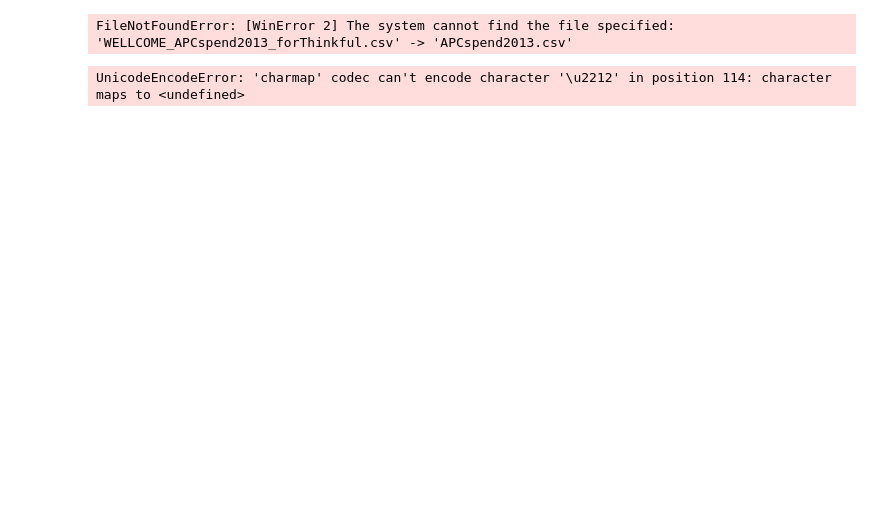
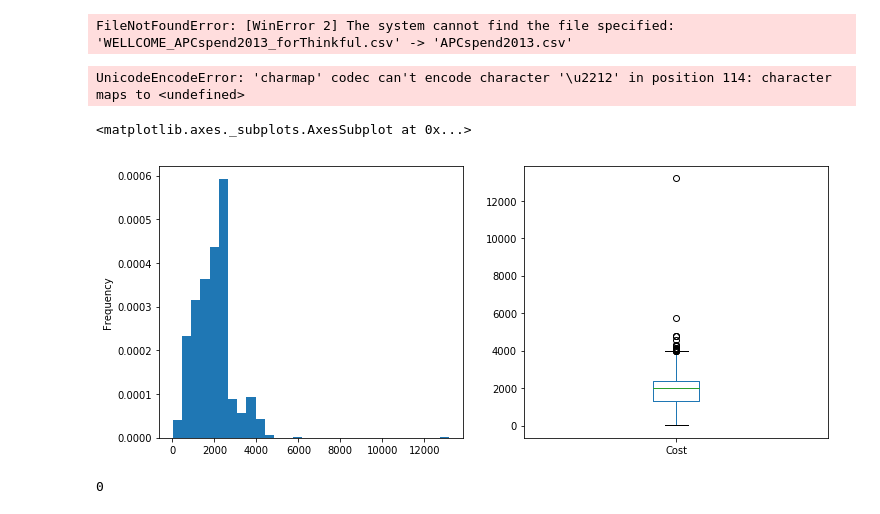
Before and after one commit to colea911/Thinkful, a Jupyter notebook: 2.1.3.6 (Challenge) Cleaning Data.ipynb, the cells around one changed output. Drawn from its saved outputs; the diff is of its cells as text; code cells hidden in the pictures; blank space fills up the shorter version.

```diff
--- a/2.1.3.6 (Challenge) Cleaning Data.ipynb
+++ b/2.1.3.6 (Challenge) Cleaning Data.ipynb
@@ -50,8 +51,23 @@ df['Cost'] = df['Cost'].apply(pd.to_numeric, errors='coerce')
 # Create New Notes Column
 
 df["CleanNotes"]=None
+# %%
+# Look at Distribution for issues - Histogram and Boxplot
+
+fig, axes = plt.subplots(nrows=1, ncols=2, figsize=(12,5))
+df["Cost"].plot(kind='hist',bins=30,ax=axes[0],density=True)
+df["Cost"].plot(kind='box',ax=axes[1])
+# %% [output]
+<matplotlib.axes._subplots.AxesSubplot at 0x...>
+[figure, added]
 # %%
 # Make Notes of Changes to Rows with Cost of 99999, then change these to None
 
 df.loc[df.Cost==999999, 'CleanNotes'] = "Cost erroneously entered as 999999.  Reset to None"
 df.loc[df.Cost==999999, 'Cost'] = None
+# %%
+# Check for Article Duplicates
+
+sum(df.duplicated("Article"))
+# %% [output]
+0
```
Also changed, not shown: parts of 10 cells of this notebook, 2 other files.
